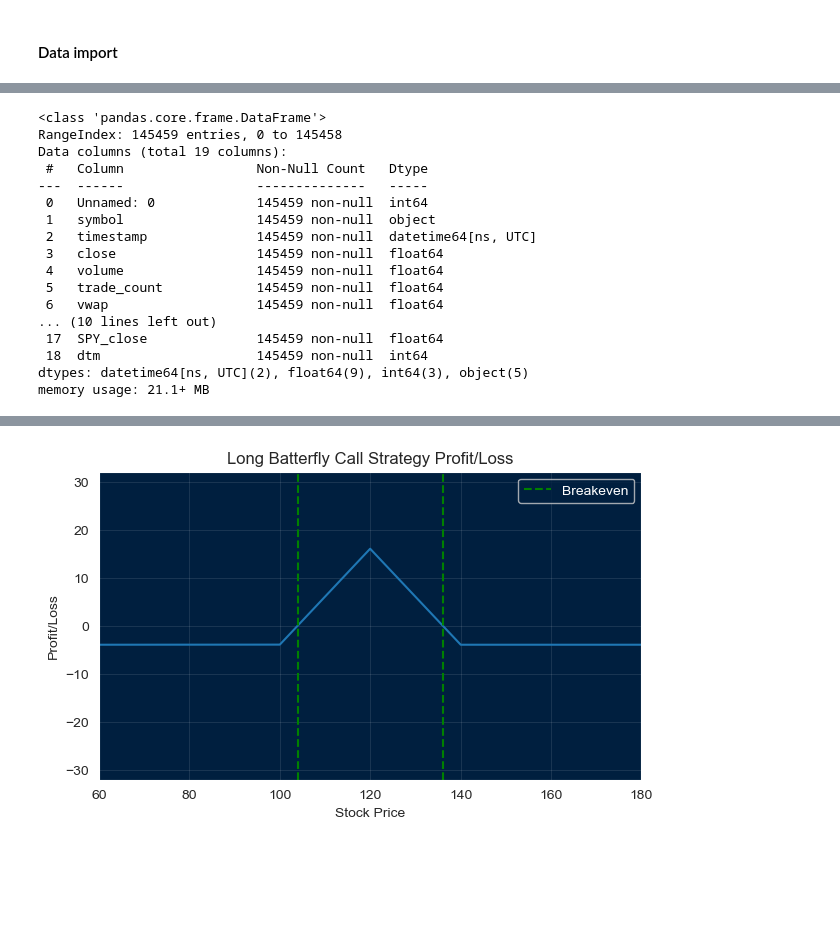
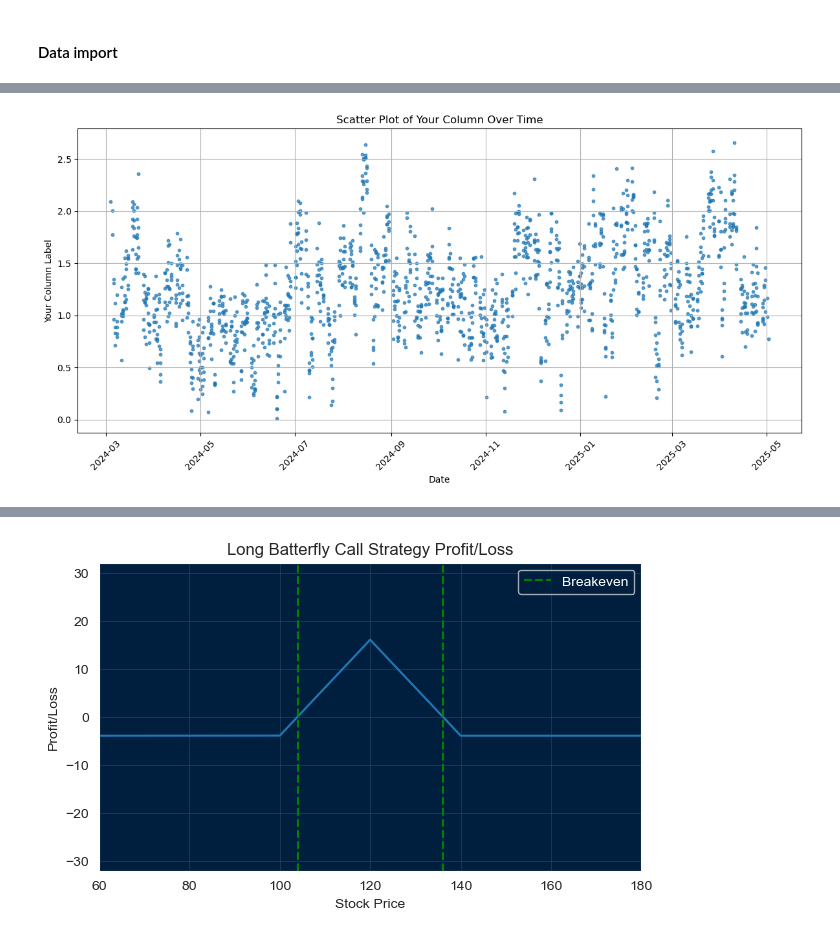
Before and after one commit to principlepauli/Butterflies-, a Jupyter notebook: Strategy/Option_Butterfly_1.ipynb, the cells around one changed output, grey strips where cells are left out. Cells and saved outputs as stored; diff of their text form; code cells hidden in the pictures; blank space fills up the shorter version.

```diff
--- a/Strategy/Option_Butterfly_1.ipynb
+++ b/Strategy/Option_Butterfly_1.ipynb
@@ -119,21 +83,57 @@ options_data.head(10)
 # %%
-options_data.info()
+# fix datetime and UTC issues
+
+underlying_data['timestamp'] = pd.to_datetime(underlying_data['timestamp'])
+underlying_data['timestamp'] = underlying_data['timestamp'].apply(
+    lambda d: pd.Timestamp(dt.datetime.combine(d.date(), dt.time(5, 0))).tz_localize('UTC')
+)
+
+vol_predictions["predicted_day"] = pd.to_datetime(vol_predictions["predicted_day"])
+vol_predictions["predicted_day"] = vol_predictions["predicted_day"].apply(
+    lambda d: pd.Timestamp(dt.datetime.combine(d.date(), dt.time(5, 0))).tz_localize('UTC')
+)
+vol_predictions["prediction_day"] = pd.to_datetime(vol_predictions["prediction_day"])
+vol_predictions["prediction_day"] = vol_predictions["prediction_day"].apply(
+    lambda d: pd.Timestamp(dt.datetime.combine(d.date(), dt.time(5, 0))).tz_localize('UTC')
+)
+
+
+# columns to numeric values
+# For vol_predictions
+vol_predictions['predicted_vol'] = pd.to_numeric(vol_predictions['predicted_vol'], errors='coerce')
+
+# For underlying_data
+underlying_data['close'] = pd.to_numeric(underlying_data['close'], errors='coerce')
+
+# For options_data
+options_data['opt_close'] = pd.to_numeric(options_data['opt_close'], errors='coerce')
+options_data['open_interest'] = pd.to_numeric(options_data['open_interest'], errors='coerce')
+options_data['volume'] = pd.to_numeric(options_data['volume'], errors='coerce')
+options_data['strike_price'] = pd.to_numeric(options_data['strike_price'], errors='coerce')
-# %% [output]
-<class 'pandas.core.frame.DataFrame'>
-RangeIndex: 145459 entries, 0 to 145458
-Data columns (total 19 columns):
- #   Column                 Non-Null Count   Dtype
----  ------                 --------------   -----
- 0   Unnamed: 0             145459 non-null  int64
- 1   symbol                 145459 non-null  object
- 2   timestamp              145459 non-null  datetime64[ns, UTC]
- 3   close                  145459 non-null  float64
- 4   volume                 145459 non-null  float64
- 5   trade_count            145459 non-null  float64
- 6   vwap                   145459 non-null  float64
-... (10 lines left out)
- 17  SPY_close              145459 non-null  float64
- 18  dtm                    145459 non-null  int64
-dtypes: datetime64[ns, UTC](2), float64(9), int64(3), object(5)
-memory usage: 21.1+ MB
+# %%
+# filter timestamps for all dataframes based on the available options
+
+start_date = options_data['timestamp'].min()
+end_date = options_data['timestamp'].max()
+
+vol_predictions = vol_predictions[(vol_predictions['prediction_day'] >= start_date) & (vol_predictions['prediction_day'] <= end_date)]
+underlying_data = underlying_data[(underlying_data['timestamp'] >= start_date) & (underlying_data['timestamp'] <= end_date)]
+# %%
+vol_predictions
+
+
+import matplotlib.pyplot as plt
+
+plt.figure(figsize=(12, 6))
+plt.scatter(vol_predictions['predicted_day'], vol_predictions['predicted_vol'], s=10, alpha=0.7)
+plt.xticks(rotation=45)
+
+plt.xlabel('Date')
+plt.ylabel('Your Column Label')
+plt.title('Scatter Plot of Your Column Over Time')
+plt.grid(True)
+plt.tight_layout()
+plt.show()
+# %% [output]
+[figure, added]
 # %%
```
Also changed, not shown: parts of 4 cells of this notebook, 1 other file.
